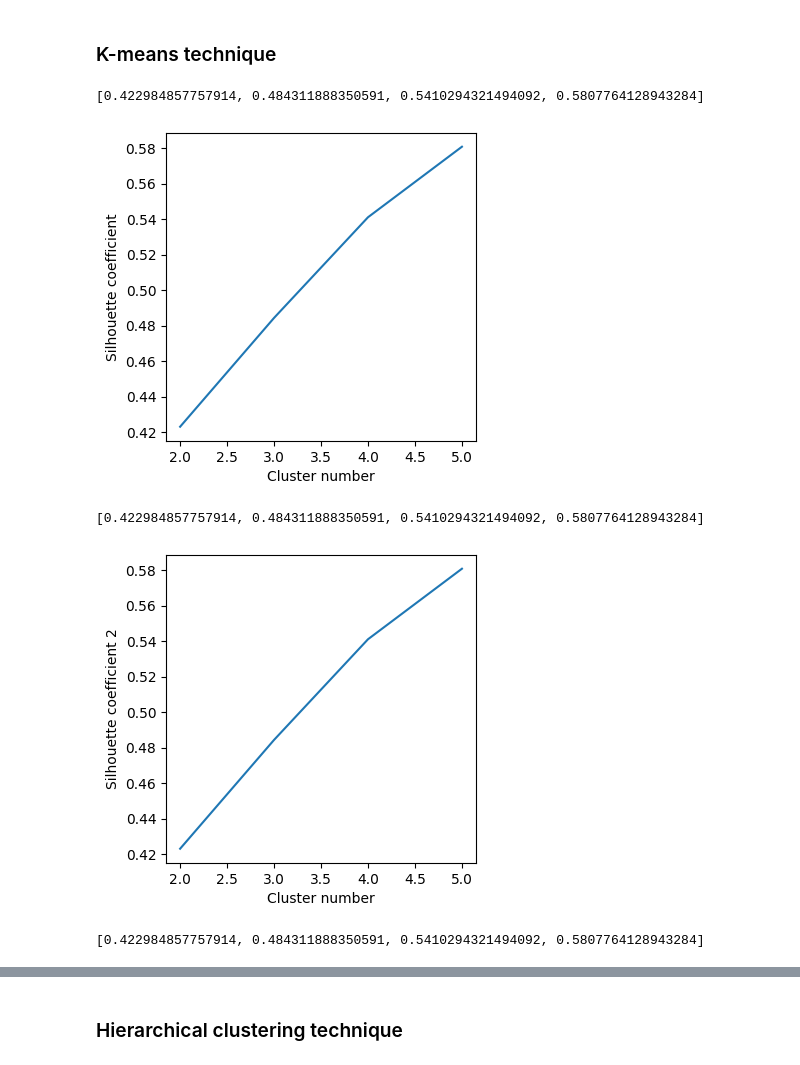
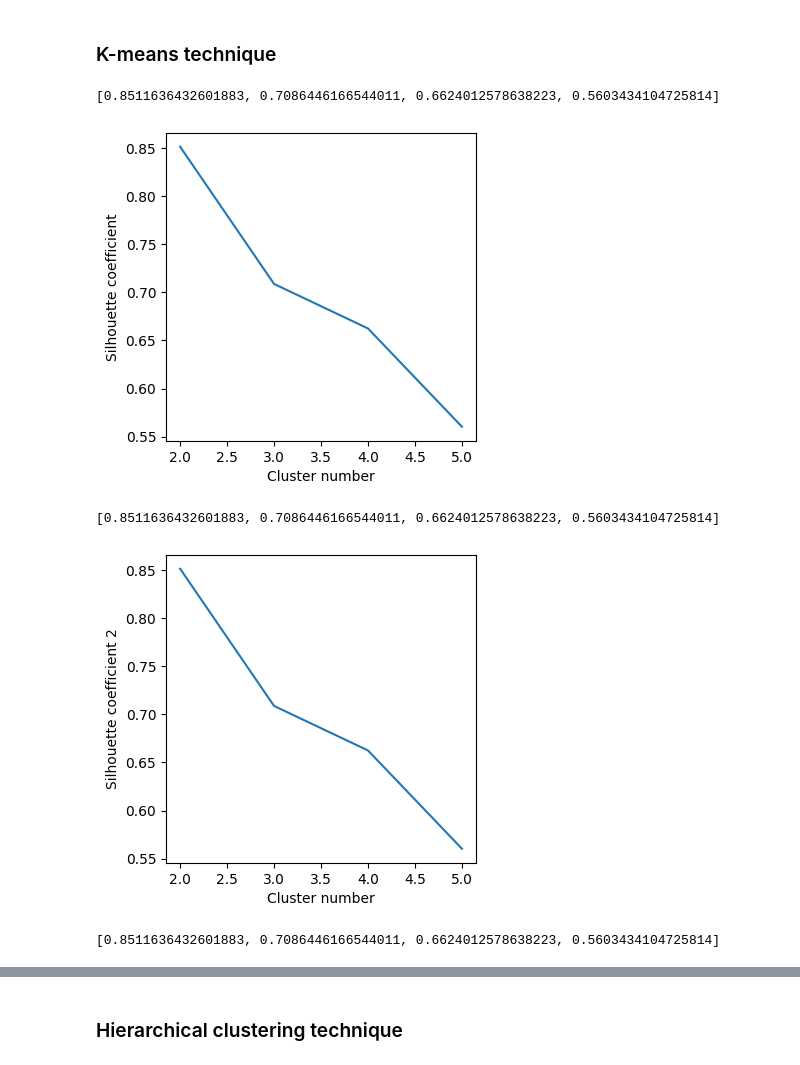
Before and after one commit to matheu-s/loan-approval-prediction-ML-models, a Jupyter notebook: main.ipynb, the cells around one changed output, grey strips where cells are left out. Drawn from its saved outputs; the diff is of its cells as text; code cells hidden in the pictures.

```diff
--- a/main.ipynb
+++ b/main.ipynb
@@ -212,11 +211,13 @@ sns.heatmap(my_corr_matrix,vmax=1,square=True,annot=True,cmap='cubehelix')
 # %%
 from sklearn.cluster import KMeans
 from sklearn import metrics
+
+#a dataset is selected for the clustering task, including 3 attributes from the normalized dataset
+clustering_dataset = df_normalised[['Applicant_Income','Loan_Amount', 'Status']]
 # %% [markdown]
 ### K-means technique
 # %%
-#a dataset is selected for the clustering task, including 3 attributes from the normalized dataset
-clustering_dataset = df_normalised[['Applicant_Income','Loan_Amount', 'Credit_History', 'Married', 'Education', 'Status']]
+
 #Creating a list of silhouette coefficient values\n
 Silhouette_coefficient = []
 #a loop with 6 iterations is implemented (6 different values for the number of clusters)
@@ -247,35 +248,35 @@ for i in range(2,6):
     kmeans_model.fit(clustering_dataset2)
     #Calculating the Silhouette coeffcient\n",
     Silhouette_coefficient2.append(metrics.silhouette_score(clustering_dataset2, kmeans_model.labels_))
 print(Silhouette_coefficient)
 #representing the results visually
 plt.figure(figsize=(4,4))
 plt.plot(range(2,6), Silhouette_coefficient)
 plt.xlabel('Cluster number')
 plt.ylabel('Silhouette coefficient 2')
 plt.show()
 
 
 # Additional silhouette
 clustering_dataset3 = df_normalised[['Gender', 'Status']]
 Silhouette_coefficient3 = []
 for i in range(2,6):
     #Creation of a K-means clustering model where the number of clusters (n_clusters) is equal to the loop iteration number (2, 3..) \n",
     kmeans_model = KMeans(n_clusters = i, init = "k-means++")
     #training of K-means model\n",
     kmeans_model.fit(clustering_dataset3)
     #Calculating the Silhouette coeffcient\n",
     Silhouette_coefficient3.append(metrics.silhouette_score(clustering_dataset3, kmeans_model.labels_))
 print(Silhouette_coefficient)
 #representing the results visually
 plt.figure(figsize=(4,4))
 plt.plot(range(2,6), Silhouette_coefficient)
 plt.xlabel('Cluster number')
 plt.ylabel('Silhouette coefficient 3')
 plt.show()
 # %% [output]
-[0.422984857757914, 0.484311888350591, 0.5410294321494092, 0.5807764128943284]
+[0.8511636432601883, 0.7086446166544011, 0.6624012578638223, 0.5603434104725814]
-[figure, old version]
+[figure, new version]
-[0.422984857757914, 0.484311888350591, 0.5410294321494092, 0.5807764128943284]
+[0.8511636432601883, 0.7086446166544011, 0.6624012578638223, 0.5603434104725814]
-[figure, old version]
+[figure, new version]
-[0.422984857757914, 0.484311888350591, 0.5410294321494092, 0.5807764128943284]
+[0.8511636432601883, 0.7086446166544011, 0.6624012578638223, 0.5603434104725814]
```
Also changed, not shown: parts of 16 cells of this notebook, 1 other file.
